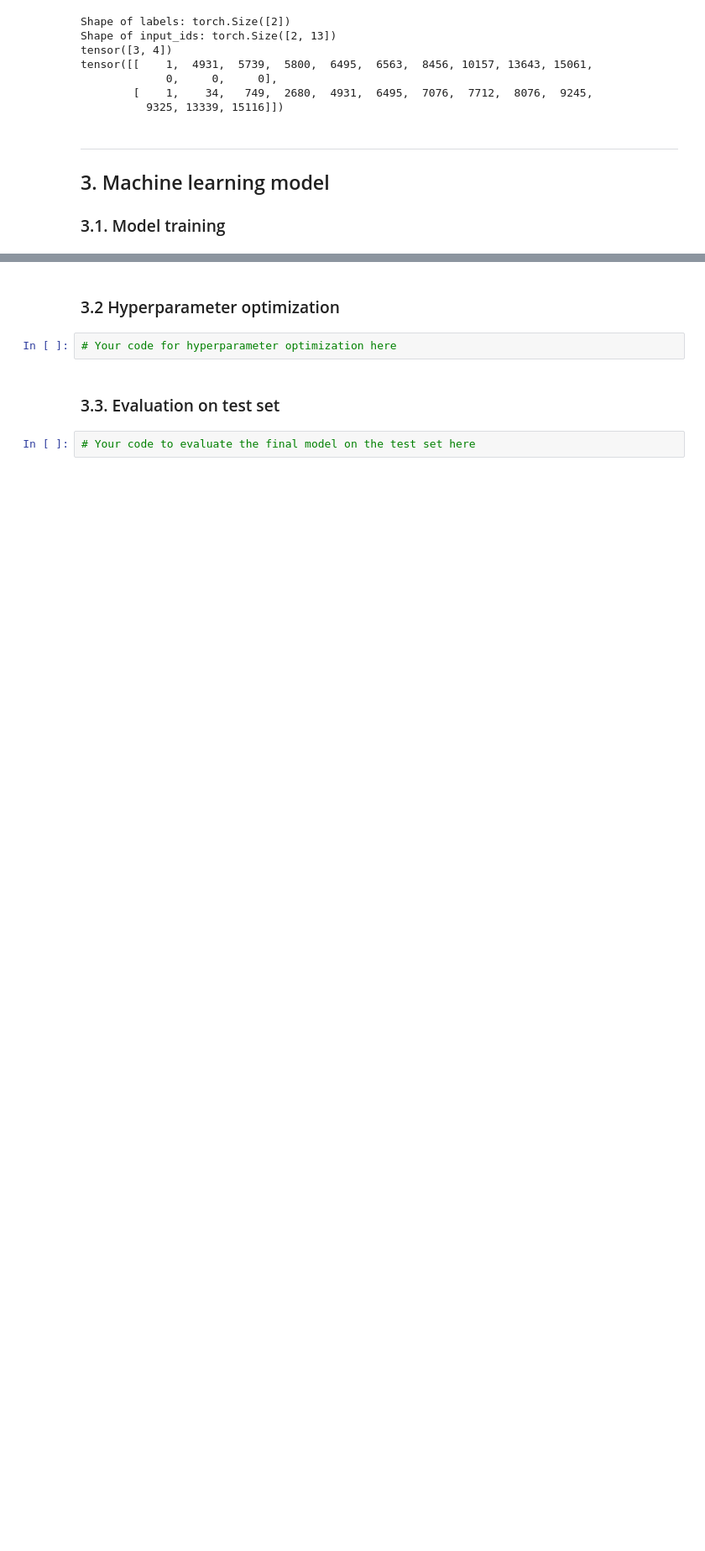
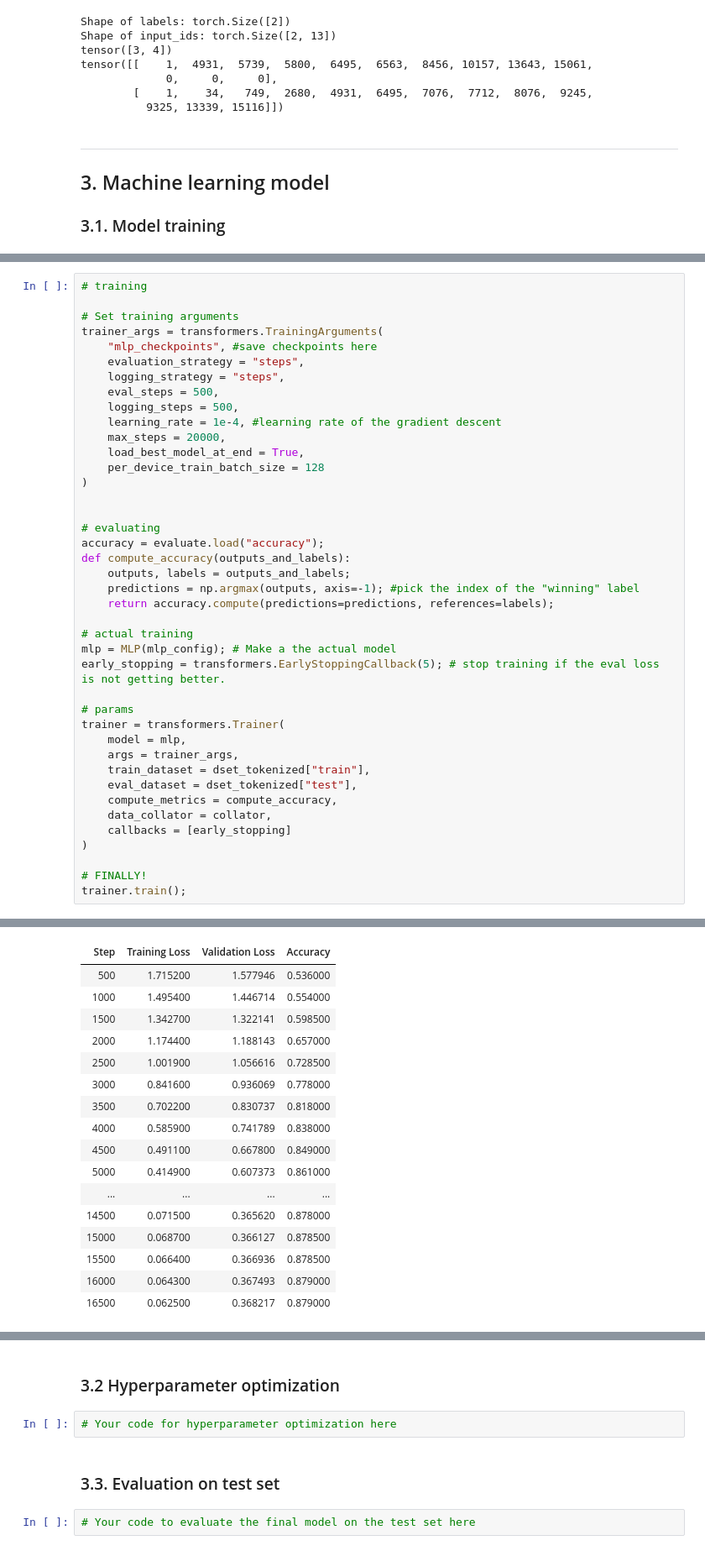
Before and after one commit to Iispar/hlt-project, a Jupyter notebook: course_project_2023_template.ipynb, the cells around one changed output, grey strips where cells are left out. Shown at 84% size. Drawn from its saved outputs; the diff is of its cells as text; blank space fills up the shorter version.

Commit message:
machine learning model and training. Without hyperparameter optimization.

```diff
--- a/course_project_2023_template.ipynb
+++ b/course_project_2023_template.ipynb
@@ -141,0 +181,42 @@ tensor([[    1,  4931,  5739,  5800,  6495,  6563,  8456, 10157, 13643, 15061,
+# %%
+# training
+
+# Set training arguments
+trainer_args = transformers.TrainingArguments(
+    "mlp_checkpoints", #save checkpoints here
+    evaluation_strategy = "steps",
+    logging_strategy = "steps",
+    eval_steps = 500,
+    logging_steps = 500,
+    learning_rate = 1e-4, #learning rate of the gradient descent
+    max_steps = 20000,
+    load_best_model_at_end = True,
+    per_device_train_batch_size = 128
+)
+
+
+# evaluating
+accuracy = evaluate.load("accuracy");
+def compute_accuracy(outputs_and_labels):
+    outputs, labels = outputs_and_labels;
+    predictions = np.argmax(outputs, axis=-1); #pick the index of the "winning" label
+    return accuracy.compute(predictions=predictions, references=labels);
+
+# actual training
+mlp = MLP(mlp_config); # Make a the actual model
+early_stopping = transformers.EarlyStoppingCallback(5); # stop training if the eval loss is not getting better.
+
+# params
+trainer = transformers.Trainer(
+    model = mlp,
+    args = trainer_args,
+    train_dataset = dset_tokenized["train"],
+    eval_dataset = dset_tokenized["test"],
+    compute_metrics = compute_accuracy,
+    data_collator = collator,
+    callbacks = [early_stopping]
+)
+
+# FINALLY!
+trainer.train();
+# %% [output]
@@ -141,0 +224,17 @@ tensor([[    1,  4931,  5739,  5800,  6495,  6563,  8456, 10157, 13643, 15061,
+| Step | Training Loss | Validation Loss | Accuracy |
+| 500 | 1.715200 | 1.577946 | 0.536000 |
+| 1000 | 1.495400 | 1.446714 | 0.554000 |
+| 1500 | 1.342700 | 1.322141 | 0.598500 |
+| 2000 | 1.174400 | 1.188143 | 0.657000 |
+| 2500 | 1.001900 | 1.056616 | 0.728500 |
+| 3000 | 0.841600 | 0.936069 | 0.778000 |
+| 3500 | 0.702200 | 0.830737 | 0.818000 |
+| 4000 | 0.585900 | 0.741789 | 0.838000 |
+| 4500 | 0.491100 | 0.667800 | 0.849000 |
+| 5000 | 0.414900 | 0.607373 | 0.861000 |
+| ... | ... | ... | ... |
+| 14500 | 0.071500 | 0.365620 | 0.878000 |
+| 15000 | 0.068700 | 0.366127 | 0.878500 |
+| 15500 | 0.066400 | 0.366936 | 0.878500 |
+| 16000 | 0.064300 | 0.367493 | 0.879000 |
+| 16500 | 0.062500 | 0.368217 | 0.879000 |
```
Also changed, not shown: parts of 8 cells of this notebook.
